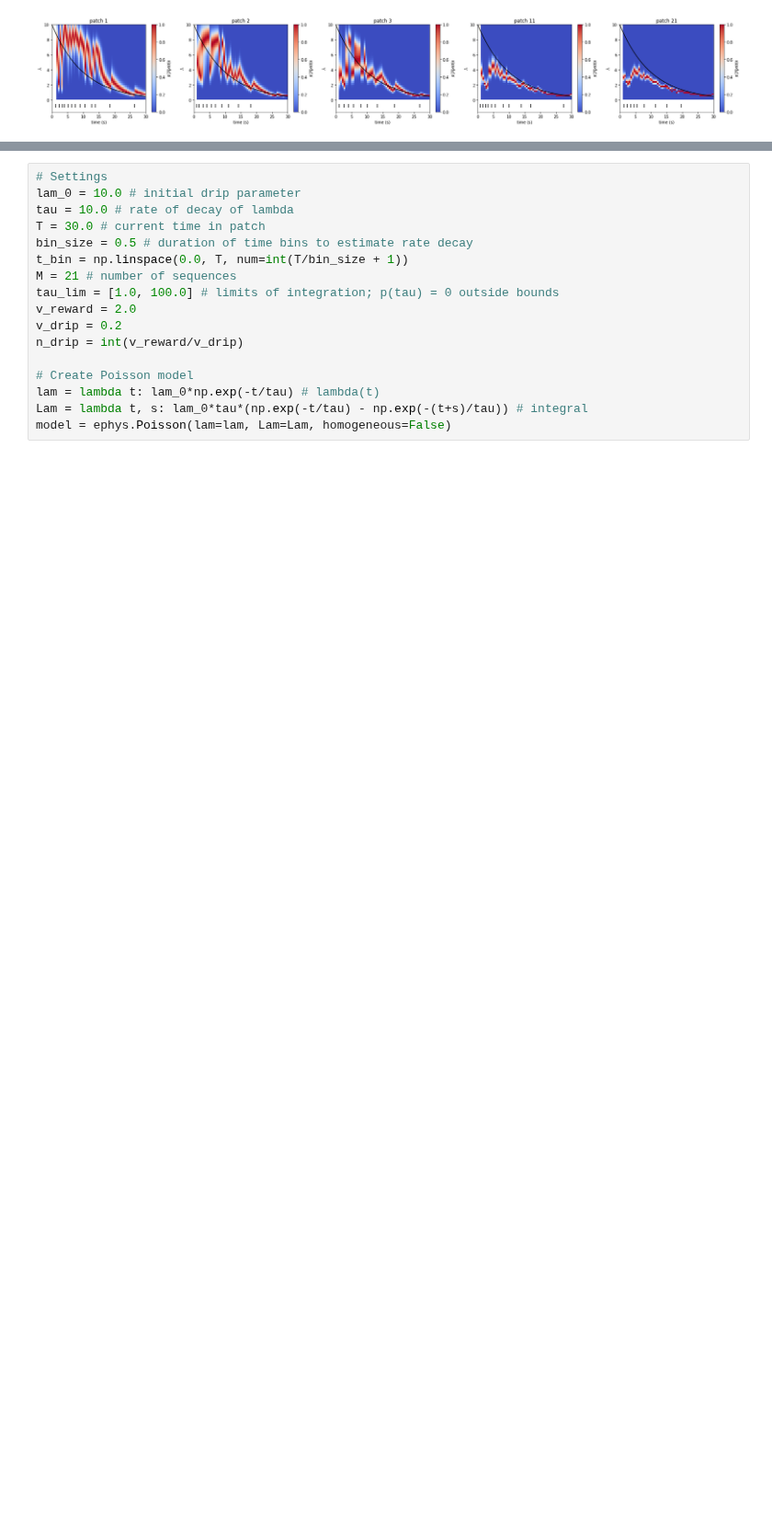
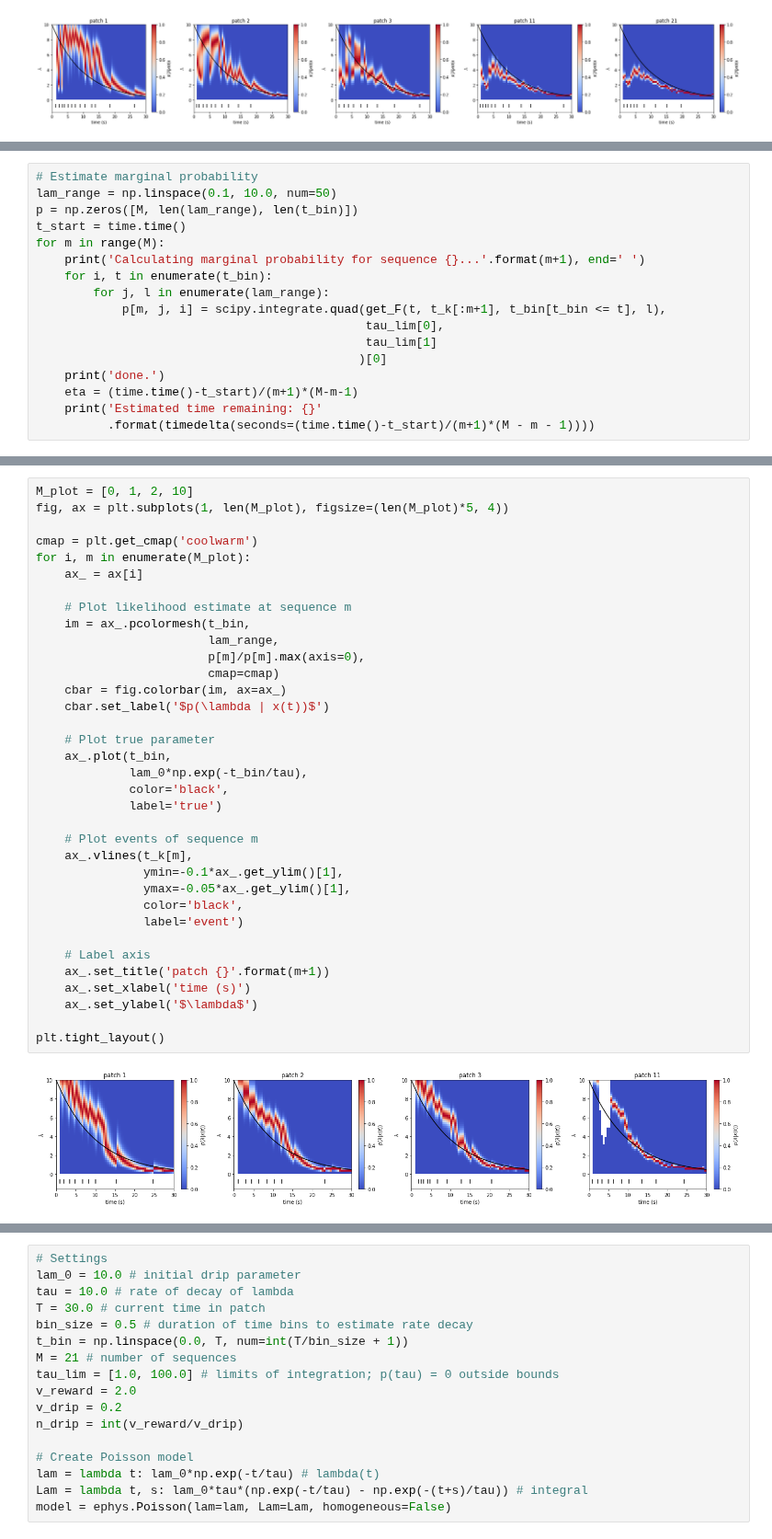
Before and after one commit to jbwebb8/foraging-analysis, a Jupyter notebook: notebooks/foraging_theory.ipynb, the cells around one changed output, grey strips where cells are left out. Shown at 92% size. Cells and saved outputs as stored; diff of their text form; blank space fills up the shorter version.

```diff
--- a/notebooks/foraging_theory.ipynb
+++ b/notebooks/foraging_theory.ipynb
@@ -1674,0 +2110,17 @@ We can instead reduce the hidden process to the observed process with a Poisson
+# %%
+# Estimate marginal probability
+lam_range = np.linspace(0.1, 10.0, num=50)
+p = np.zeros([M, len(lam_range), len(t_bin)])
+t_start = time.time()
+for m in range(M):
+    print('Calculating marginal probability for sequence {}...'.format(m+1), end=' ')
+    for i, t in enumerate(t_bin):
+        for j, l in enumerate(lam_range):
+            p[m, j, i] = scipy.integrate.quad(get_F(t, t_k[:m+1], t_bin[t_bin <= t], l),
+                                              tau_lim[0],
+                                              tau_lim[1]
+                                             )[0]
+    print('done.')
+    eta = (time.time()-t_start)/(m+1)*(M-m-1)
+    print('Estimated time remaining: {}'
+          .format(timedelta(seconds=(time.time()-t_start)/(m+1)*(M - m - 1))))
@@ -1674,0 +2154,37 @@ We can instead reduce the hidden process to the observed process with a Poisson
+# %%
+M_plot = [0, 1, 2, 10]
+fig, ax = plt.subplots(1, len(M_plot), figsize=(len(M_plot)*5, 4))
+
+cmap = plt.get_cmap('coolwarm')
+for i, m in enumerate(M_plot):
+    ax_ = ax[i]
+
+    # Plot likelihood estimate at sequence m
+    im = ax_.pcolormesh(t_bin,
+                        lam_range,
+                        p[m]/p[m].max(axis=0),
+                        cmap=cmap)
+    cbar = fig.colorbar(im, ax=ax_)
+    cbar.set_label('$p(\lambda | x(t))$')
+
+    # Plot true parameter
+    ax_.plot(t_bin,
+             lam_0*np.exp(-t_bin/tau),
+             color='black',
+             label='true')
+
+    # Plot events of sequence m
+    ax_.vlines(t_k[m],
+               ymin=-0.1*ax_.get_ylim()[1],
+               ymax=-0.05*ax_.get_ylim()[1],
+               color='black',
+               label='event')
+
+    # Label axis
+    ax_.set_title('patch {}'.format(m+1))
+    ax_.set_xlabel('time (s)')
+    ax_.set_ylabel('$\lambda$')
+
+plt.tight_layout()
+# %% [output]
+[figure, added]
```
Also changed, not shown: parts of 36 cells of this notebook.
